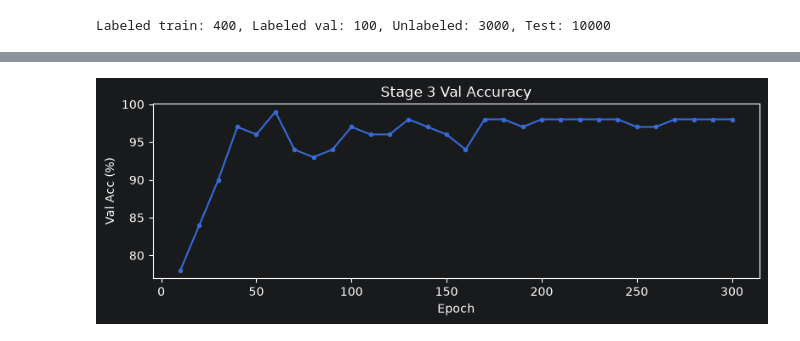
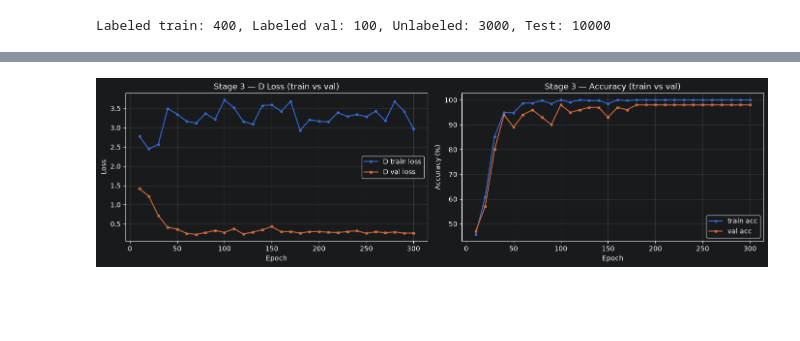
Before and after one commit to nhktankyu2026/risuutankyu2026, a Jupyter notebook: semi_supervised_mnist.ipynb, the cells around one changed output, grey strips where cells are left out. Saved outputs shown, nothing was run; the diff lists cells and outputs as text; code cells hidden in the pictures; blank space fills up the shorter version.

```diff
--- a/semi_supervised_mnist.ipynb
+++ b/semi_supervised_mnist.ipynb
@@ -84,6 +85,8 @@ class Config:
     gan_lr_g:         float = 2e-4
     gan_lr_cls:       float = 1e-4
     gan_batch:        int   = 128
+    fixmatch_thresh: float = 0.95
+    fixmatch_temp:   float = 0.5
 
     # Loss weights
     lam_cls:          float = 1.0
@@ -414,7 +426,7 @@ class SupConLoss(nn.Module):
         B=features.size(0); f=F.normalize(features.view(2*B,-1),dim=-1)
         sim=torch.matmul(f,f.T)/self.T
         mask=torch.eye(2*B,device=f.device).bool(); sim.masked_fill_(mask,-1e9)
-        lbl=labels.repeat(2)
+        lbl=labels.repeat_interleave(2)
         pos_mask=((lbl.unsqueeze(0)==lbl.unsqueeze(1))&~mask).float()
         log_prob=sim-torch.log(torch.exp(sim).sum(1,keepdim=True)+1e-8)
         loss=-(pos_mask*log_prob).sum(1)/(pos_mask.sum(1).clamp(min=1))
@@ -517,6 +568,6 @@ simclr_model=train_simclr(cfg,lx_train,lx_val,ly_train,ly_val,ux)
 # %%
 def label_propagation(cfg, simclr_model, lx_train, ly_train, ux,
-                      refresh_count: int = 0):
+                      refresh_count: int = 0, D_model=None):
     """
     refresh_count: 何回目の LP か (0=初回)。topk をカリキュラム的に増やす。
     動的閾値:
@@ -542,6 +593,18 @@ def label_propagation(cfg, simclr_model, lx_train, ly_train, ux,
             feats.append(simclr_model.encode(all_imgs[i:i+256]))
         feats=torch.cat(feats,0).cpu().numpy()
     feats/=(np.linalg.norm(feats,axis=1,keepdims=True)+1e-8)
+
+    # 初回はSimCLR only、refresh_count >= 2 以降はアンサンブル
+    if refresh_count >= 2 and D_model is not None:
+        D_model.eval()
+        with torch.no_grad():
+            d_feats = []
+            for i in range(0, N, 256):
+                d_feats.append(D_model.features(all_imgs[i:i+256]))
+            d_feats = torch.cat(d_feats, 0).cpu().numpy()
+            d_feats /= np.linalg.norm(d_feats, axis=1, keepdims=True) + 1e-8
+        feats = np.concatenate([feats, d_feats], axis=1)  # 特徴を連結してcos類似度
+        feats /= (np.linalg.norm(feats, axis=1, keepdims=True) + 1e-8)
 
     # k-NN affinity
     sim=feats@feats.T; np.fill_diagonal(sim,-1)
@@ -886,60 +1013,77 @@ SWA BN update …
 # %%
-def tta_predict(model,x,n_views=5):
+def tta_predict(model, x, n_views=5):
     model.eval()
-    aug_fns=[
+    aug_fns = [
         lambda x: x,
         lambda x: weak_aug(x),
         lambda x: diff_augment(x),
         lambda x: diff_augment(weak_aug(x)),
         lambda x: diff_augment(x),
     ]
-    probs=[]
+    probs = []
     with torch.no_grad():
         for fn in aug_fns[:n_views]:
-            xv=fn(x.to(DEVICE))
-            probs.append(F.softmax(D(xv)[:,:cfg.n_classes],dim=-1))
+            xv = fn(x.to(DEVICE))
+            probs.append(F.softmax(model(xv)[:, :cfg.n_classes], dim=-1))
     return torch.stack(probs).mean(0)
 
-def evaluate_test(model,test_imgs,test_lbls,batch=256,label=""):
-    preds=[]
-    for i in range(0,len(test_imgs),batch):
-        preds.append(tta_predict(model,test_imgs[i:i+batch]).argmax(1).cpu())
-    preds=torch.cat(preds)
-    acc=(preds==test_lbls).float().mean().item()
+def evaluate_test(model, test_imgs, test_lbls, batch=256, label=""):
+    preds = []
+    for i in tqdm(range(0, len(test_imgs), batch), desc=f"TTA [{label}]", leave=False):
+        preds.append(tta_predict(model, test_imgs[i:i+batch]).argmax(1).cpu())
+    preds = torch.cat(preds)
+    acc   = (preds == test_lbls).float().mean().item()
     print(f"[{label}] ★ TEST Accuracy (final): {acc*100:.2f}%")
     return acc
 
 print("\n=== Final Test Evaluation (1回のみ) ===")
-print("  Val accuracy summary:")
 if history:
-    best_ep,_,_,best_va=max(history,key=lambda x:x[3])
-    print(f"  Best val_acc: {best_va*100:.1f}% @ epoch {best_ep}")
-evaluate_test(D,    test_imgs,test_lbls,label="D (no SWA)")
-evaluate_test(D_swa,test_imgs,test_lbls,label="D_swa")
+    best_ep = max(history, key=lambda h: h[5])
+    print(f"  Best val_acc: {best_ep[5]*100:.1f}%  @ epoch {best_ep[0]}")
+evaluate_test(D,     test_imgs, test_lbls, label="D (no SWA)")
+evaluate_test(D_swa, test_imgs, test_lbls, label="D_swa")
 
-# 学習曲線プロット
+# 学習曲線プロット (4指標)
 try:
     import matplotlib.pyplot as plt
-    eps=[h[0] for h in history]
-    vaccs=[h[3]*100 for h in history]
-    plt.figure(figsize=(8,3))
-    plt.plot(eps,vaccs,marker="o",ms=3)
-    plt.xlabel("Epoch"); plt.ylabel("Val Acc (%)"); plt.title("Stage 3 Val Accuracy")
-    plt.tight_layout(); plt.show()
-except ImportError: pass
+    if history:
+        eps        = [h[0] for h in history]
+        d_trains   = [h[1] for h in history]
+        d_vals     = [h[2] for h in history]
+        train_accs = [h[4]*100 for h in history]
+        val_accs   = [h[5]*100 for h in history]
+
+        fig, axes = plt.subplots(1, 2, figsize=(14, 4))
+
+        axes[0].plot(eps, d_trains, label="D train loss", marker="o", ms=3)
+        axes[0].plot(eps, d_vals,   label="D val loss",   marker="s", ms=3)
+        axes[0].set_xlabel("Epoch"); axes[0].set_ylabel("Loss")
+        axes[0].set_title("Stage 3 — D Loss (train vs val)")
+        axes[0].legend(); axes[0].grid(alpha=0.3)
+
+        axes[1].plot(eps, train_accs, label="train acc", marker="o", ms=3)
+        axes[1].plot(eps, val_accs,   label="val acc",   marker="s", ms=3)
+        axes[1].set_xlabel("Epoch"); axes[1].set_ylabel("Accuracy (%)")
+        axes[1].set_title("Stage 3 — Accuracy (train vs val)")
+        axes[1].legend(); axes[1].grid(alpha=0.3)
+
+        plt.tight_layout(); plt.show()
+except ImportError:
+    pass
 
 # EMA-G サンプル
 G_ema.eval()
 with torch.no_grad():
-    gs=G_ema(torch.randn(10,cfg.latent_dim,device=DEVICE),
-              torch.arange(10,device=DEVICE)).cpu()
+    gs = G_ema(torch.randn(10, cfg.latent_dim, device=DEVICE),
+               torch.arange(10, device=DEVICE)).cpu()
 try:
     import matplotlib.pyplot as plt
-    fig,axes=plt.subplots(1,10,figsize=(20,2))
-    for i,ax in enumerate(axes):
-        ax.imshow(gs[i].permute(1,2,0).numpy(),cmap="gray")
+    fig, axes = plt.subplots(1, 10, figsize=(20, 2))
+    for i, ax in enumerate(axes):
+        ax.imshow(gs[i].permute(1, 2, 0).numpy(), cmap="gray")
         ax.set_title(str(i)); ax.axis("off")
-    plt.suptitle("EMA-G samples",y=1.02); plt.tight_layout(); plt.show()
-except ImportError: pass
+    plt.suptitle("EMA-G samples", y=1.02); plt.tight_layout(); plt.show()
+except ImportError:
+    pass
 # %% [output]
 === Final Test Evaluation (1回のみ) ===
@@ -950 +1093 @@ except ImportError: pass
-[figure, old version]
+[figure, new version]
```
Also changed, not shown: parts of 9 cells of this notebook.
